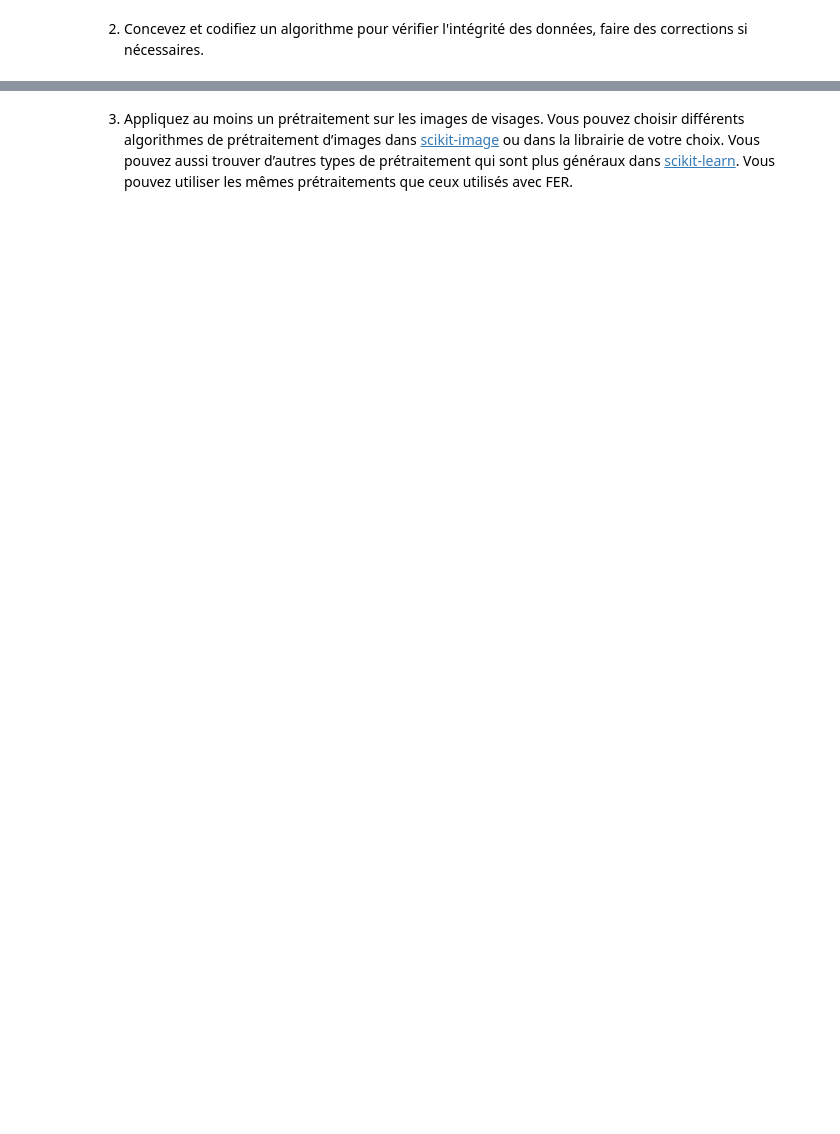
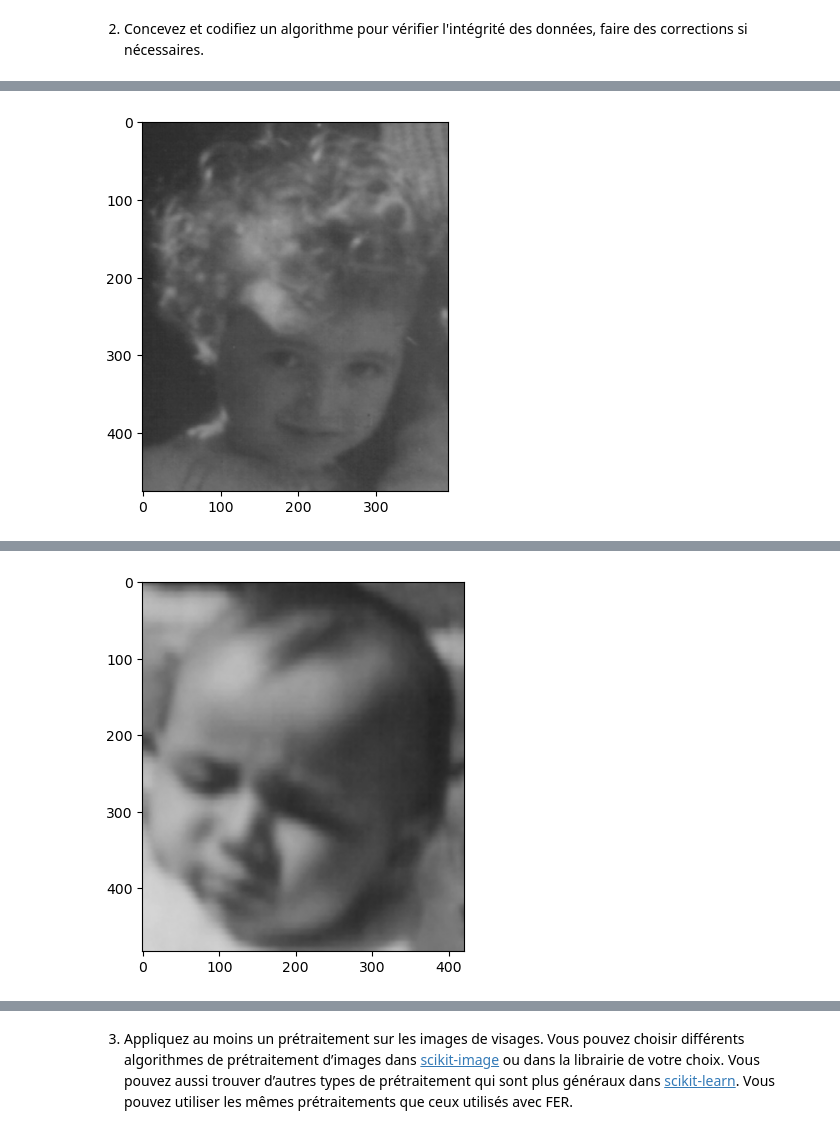
Before and after one commit to Scammaz/771-lab2, a Jupyter notebook: Lab5.ipynb, the cells around one changed output, grey strips where cells are left out. Saved outputs shown, nothing was run; the diff lists cells and outputs as text; code cells hidden in the pictures; blank space fills up the shorter version.

```diff
--- a/Lab5.ipynb
+++ b/Lab5.ipynb
@@ -208,0 +265,17 @@ for id in Z_data:
+# %%
+
+
+cnt = 0
+for images in bad_images:
+    faces = detect_faces_mtcnn(images)
+    if len(faces) > 0:
+        print("Faces detected")
+    else:
+        cnt += 1
+        plt.imshow(images)
+        plt.show()
+        print("No faces detected")
+    print(len(faces))
+
+print("Total images with no faces detected: ", cnt)
+# %% [output]
@@ -208,0 +299 @@ for id in Z_data:
+[figure, added]
@@ -208,0 +317 @@ for id in Z_data:
+[figure, added]
```
Also changed, not shown: parts of 7 cells of this notebook.
